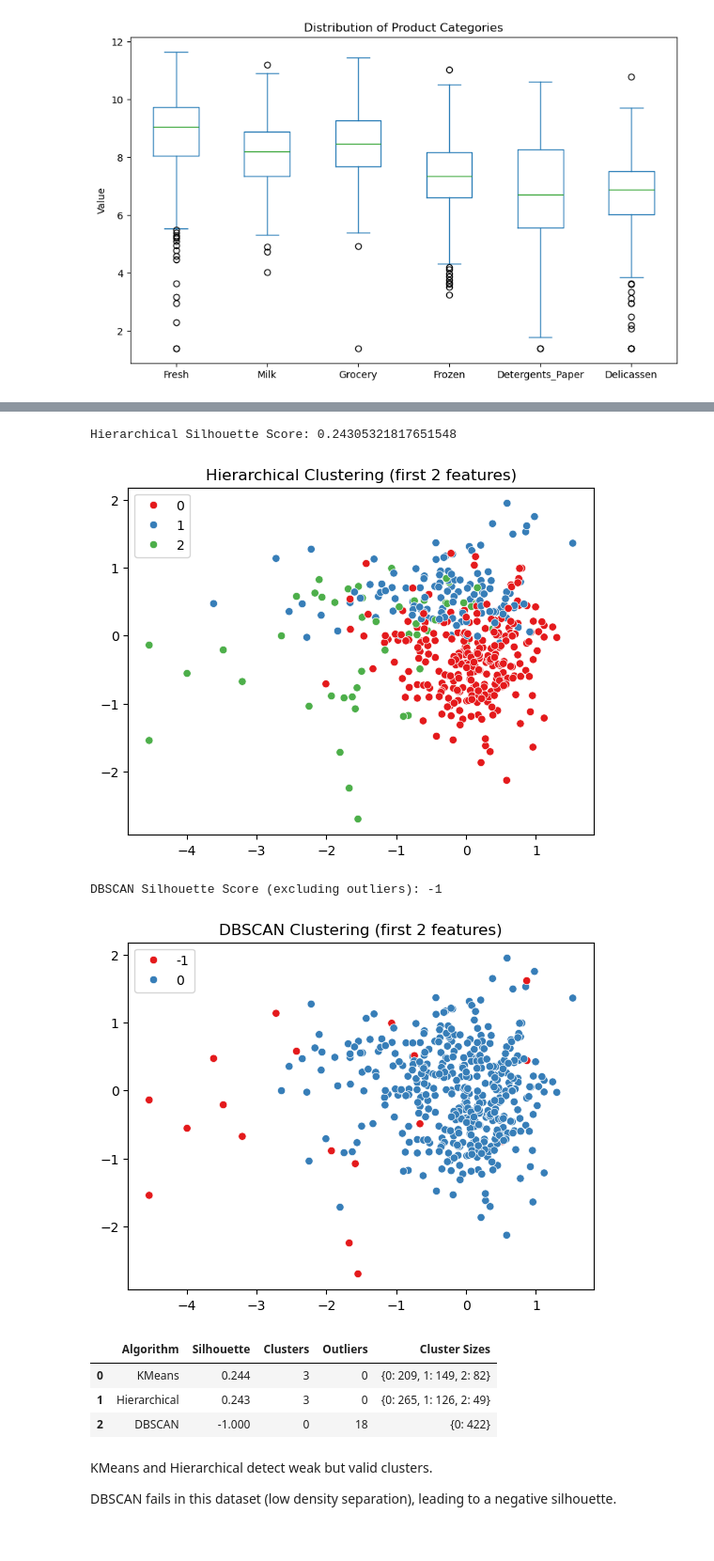
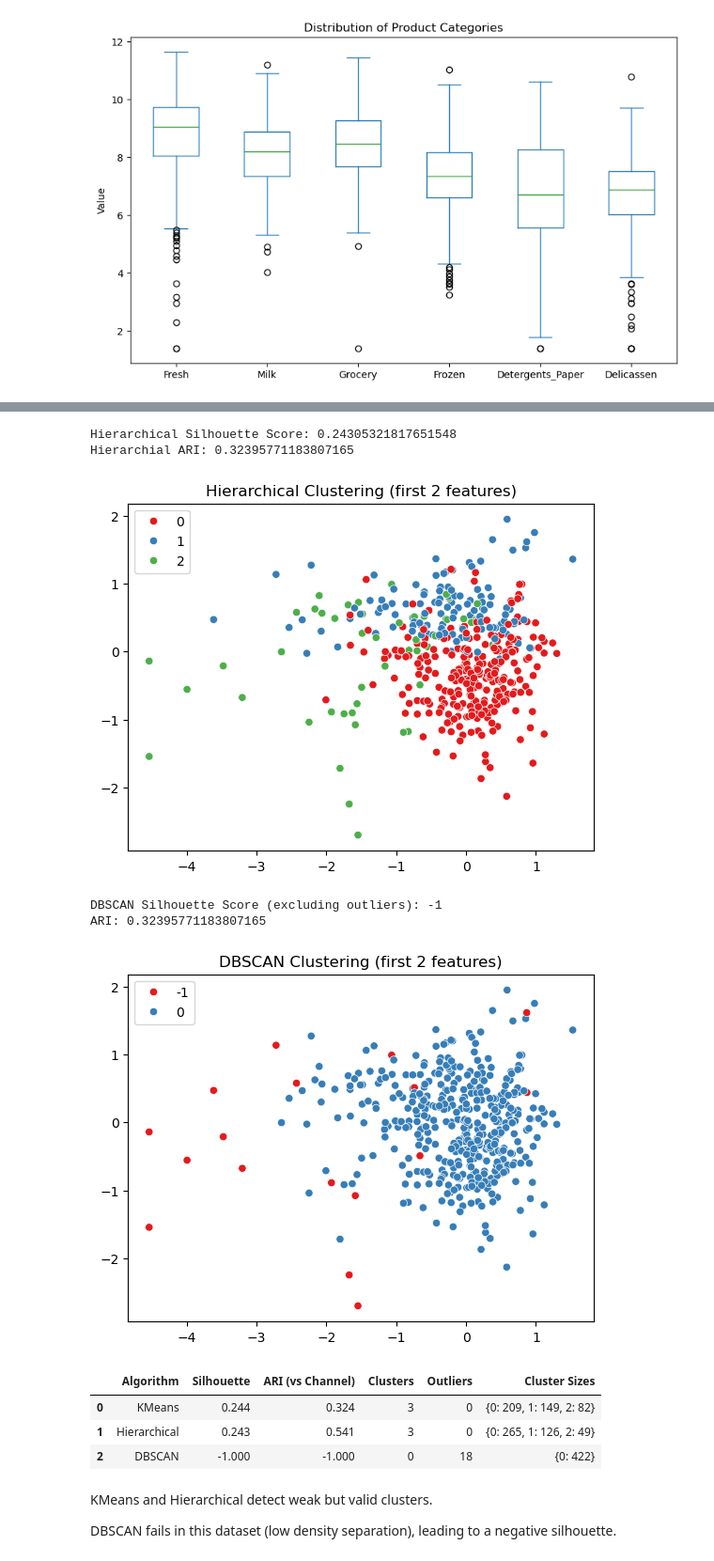
Before and after one commit to boomiikas/Wholesale-customer-dataset---Clustering-in-ML, a Jupyter notebook: code.ipynb, the cells around one changed output, grey strips where cells are left out. Shown: that part at 94% size. Drawn from its saved outputs; the diff is of its cells as text; code cells hidden in the pictures.

```diff
--- a/code.ipynb
+++ b/code.ipynb
@@ -215,13 +218,15 @@ hc = AgglomerativeClustering(n_clusters=3, linkage="ward")
 labels_hc = hc.fit_predict(X_scaled)
 
 sil_hc = silhouette_score(X_scaled, labels_hc)
+ari_hc=adjusted_rand_score(df["Channel"],labels_hc)
 print("Hierarchical Silhouette Score:", sil_hc)
-
+print("Hierarchial ARI:",ari_kmeans)
 sns.scatterplot(x=X_scaled[:,0], y=X_scaled[:,1], hue=labels_hc, palette="Set1")
 plt.title("Hierarchical Clustering (first 2 features)")
 plt.show()
 # %% [output]
 Hierarchical Silhouette Score: 0.24305321817651548
+Hierarchial ARI: 0.32395771183807165
 [figure]
 # %%
 db = DBSCAN(eps=1.5, min_samples=5)
@@ -235,13 +240,15 @@ if len(set(labels_no_outliers)) > 1:
     sil_db = silhouette_score(X_no_outliers, labels_no_outliers)
 else:
     sil_db = -1
-
+ari_db=adjusted_rand_score(df["Channel"],labels_db)
 print("DBSCAN Silhouette Score (excluding outliers):", sil_db)
+print("ARI:",ari_kmeans)
 sns.scatterplot(x=X_scaled[:, 0],  y=X_scaled[:, 1],  hue=labels_db,palette="Set1",legend="full")
 plt.title("DBSCAN Clustering (first 2 features)")
 plt.show()
 # %% [output]
 DBSCAN Silhouette Score (excluding outliers): -1
+ARI: 0.32395771183807165
 [figure]
 # %%
 results = []
@@ -249,37 +256,42 @@ results = []
 results.append({
     "Algorithm": "KMeans",
     "Silhouette": round(sil_kmeans, 3),
+    "ARI (vs Channel)": round(adjusted_rand_score(df["Channel"], labels_kmeans), 3),
     "Clusters": len(set(labels_kmeans)),
     "Outliers": 0,
     "Cluster Sizes": dict(pd.Series(labels_kmeans).value_counts().sort_index())
 })
 
 results.append({
     "Algorithm": "Hierarchical",
     "Silhouette": round(sil_hc, 3),
+    "ARI (vs Channel)": round(adjusted_rand_score(df["Channel"], labels_hc), 3),
     "Clusters": len(set(labels_hc)),
     "Outliers": 0,
     "Cluster Sizes": dict(pd.Series(labels_hc).value_counts().sort_index())
 })
 
 n_clusters_db = len(set(labels_no_outliers)) if sil_db != -1 else 0
 outliers_db = (labels_db == -1).sum()
 
+ari_db = adjusted_rand_score(df["Channel"], labels_db) if n_clusters_db > 0 else -1
+
 results.append({
     "Algorithm": "DBSCAN",
     "Silhouette": round(sil_db, 3),
+    "ARI (vs Channel)": round(ari_db, 3),
     "Clusters": n_clusters_db,
     "Outliers": outliers_db,
     "Cluster Sizes": dict(pd.Series(labels_db[labels_db!=-1]).value_counts().sort_index())
 })
 
 results_df = pd.DataFrame(results)
 results_df
 # %% [output]
-|  | Algorithm | Silhouette | Clusters | Outliers | Cluster Sizes |
-| 0 | KMeans | 0.244 | 3 | 0 | {0: 209, 1: 149, 2: 82} |
-| 1 | Hierarchical | 0.243 | 3 | 0 | {0: 265, 1: 126, 2: 49} |
-| 2 | DBSCAN | -1.000 | 0 | 18 | {0: 422} |
+|  | Algorithm | Silhouette | ARI (vs Channel) | Clusters | Outliers | Cluster Sizes |
+| 0 | KMeans | 0.244 | 0.324 | 3 | 0 | {0: 209, 1: 149, 2: 82} |
+| 1 | Hierarchical | 0.243 | 0.541 | 3 | 0 | {0: 265, 1: 126, 2: 49} |
+| 2 | DBSCAN | -1.000 | -1.000 | 0 | 18 | {0: 422} |
 # %% [markdown]
 KMeans and Hierarchical detect weak but valid clusters.
 
```
Also changed, not shown: parts of 1 cell of this notebook.
